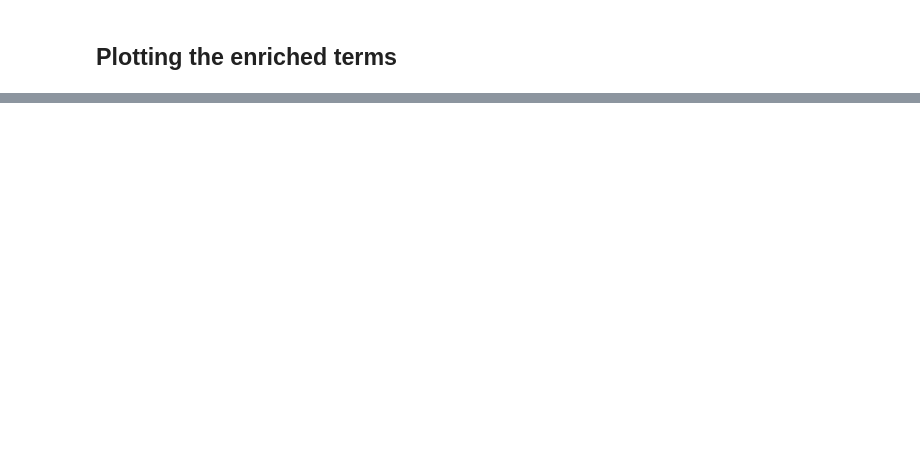
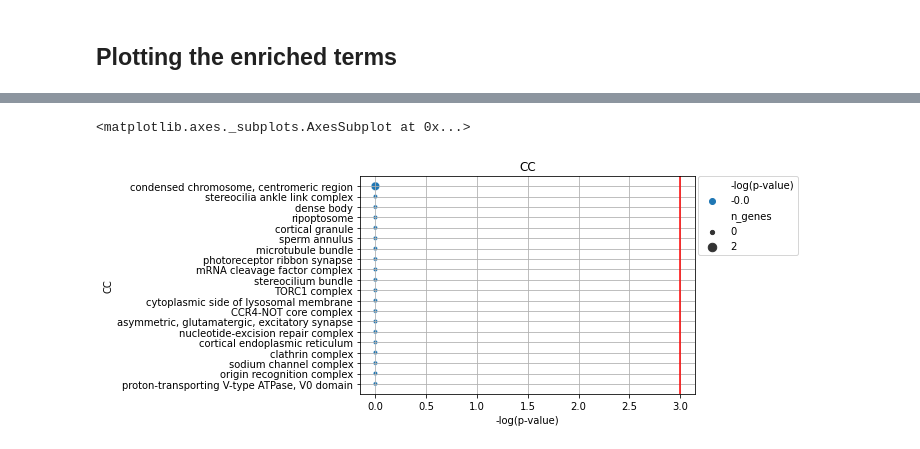
Before and after one commit to loosolab/TF-COMB, a Jupyter notebook: examples/GO-term_analysis.ipynb, the cells around one changed output, grey strips where cells are left out. Cells and saved outputs as stored; diff of their text form; code cells hidden in the pictures; blank space fills up the shorter version.

```diff
--- a/examples/GO-term_analysis.ipynb
+++ b/examples/GO-term_analysis.ipynb
@@ -49,2 +63,5 @@ tfcomb.plotting.go_bubble(go_table, aspect="BP")
 # %%
-table = go_table
+tfcomb.plotting.go_bubble(go_table, aspect="CC")
+# %% [output]
+<matplotlib.axes._subplots.AxesSubplot at 0x...>
+[figure, added]
```
Also changed, not shown: parts of 7 cells of this notebook, 10 other files.
